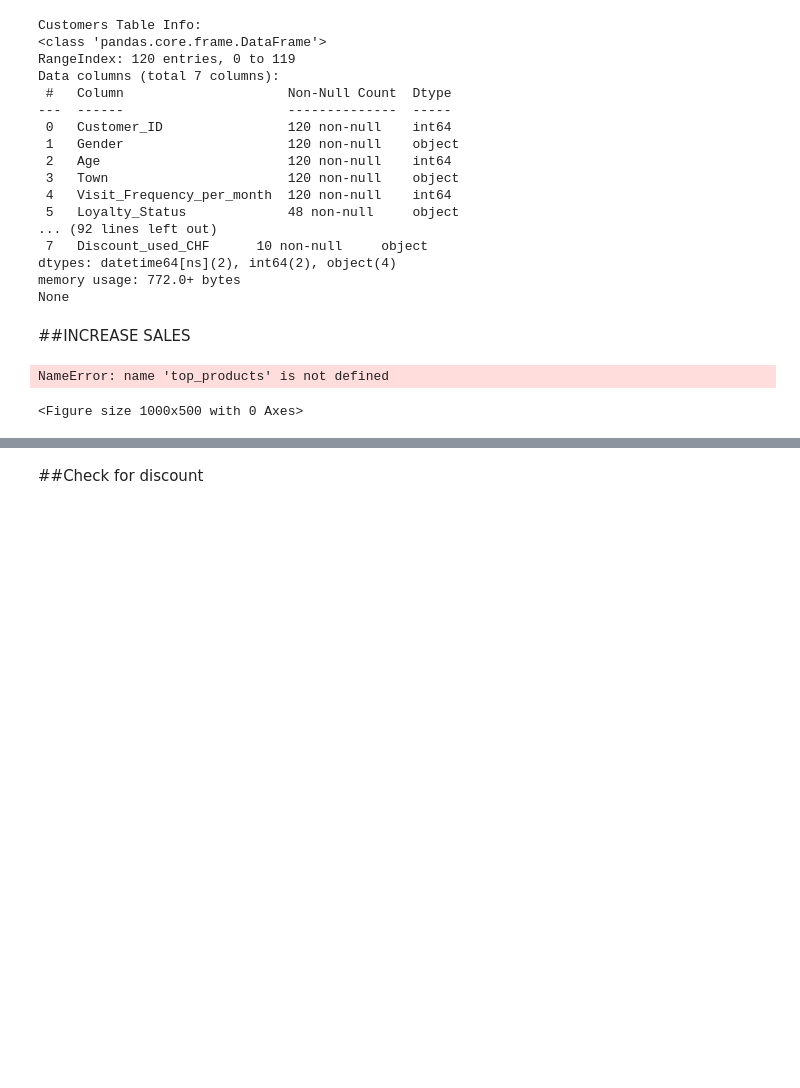
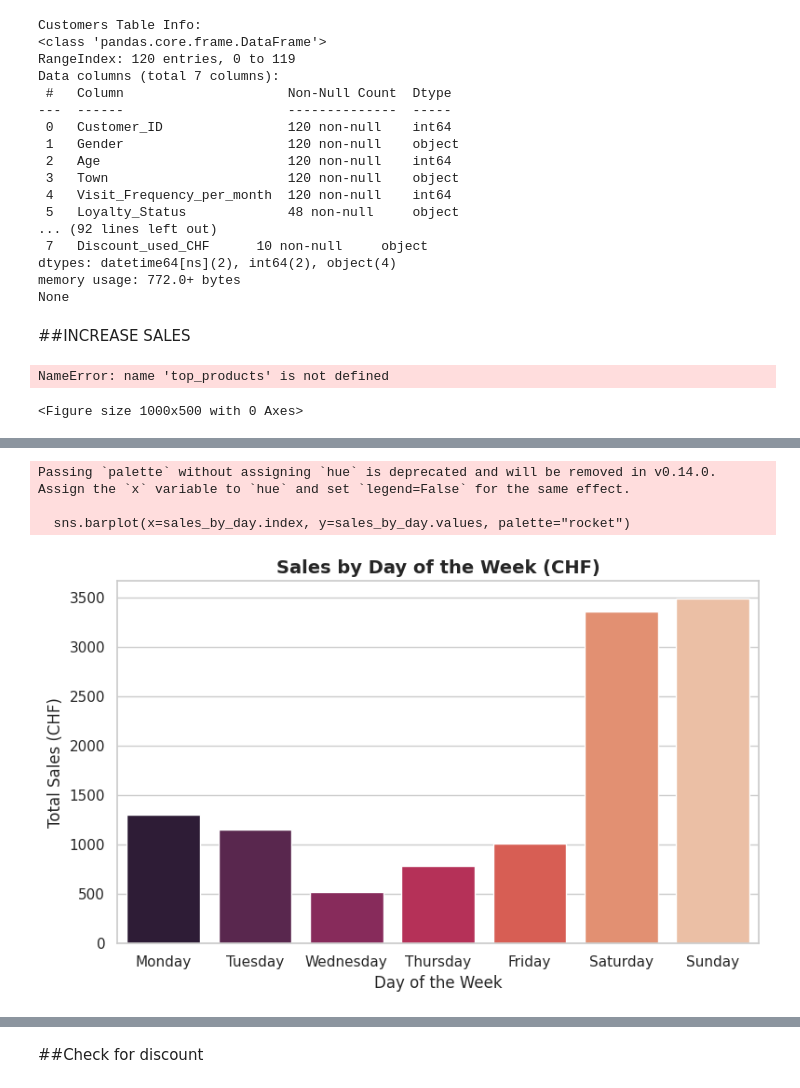
Before and after one commit to Mainabryan/SWISS-CLOTHING-BRAND, a Jupyter notebook: Swiss_clothing_brand.ipynb, the cells around one changed output, grey strips where cells are left out. Cells and saved outputs as stored; diff of their text form; code cells hidden in the pictures; blank space fills up the shorter version.

```diff
--- a/Swiss_clothing_brand.ipynb
+++ b/Swiss_clothing_brand.ipynb
@@ -377,3 +437,33 @@ plt.show()
+# %%
+# Load the Sales table (adjust file path as needed)
+sales_table = pd.read_csv('/content/sales_table-sheet1-sourcetable.csv')
+
+# Convert Date to datetime
+sales_table['Date'] = pd.to_datetime(sales_table['Date'])
+
+# Add day of week column
+sales_table['Day_of_Week'] = sales_table['Date'].dt.day_name()
+
+# Filter out returns (negative quantities) for positive sales only
+sales_positive = sales_table[sales_table['Quantity'] > 0]
+
+# Aggregate sales by day of week (sum Total_Price_CHF)
+sales_by_day = sales_positive.groupby('Day_of_Week')['Total_Price_CHF'].sum().reindex(
+    ['Monday', 'Tuesday', 'Wednesday', 'Thursday', 'Friday', 'Saturday', 'Sunday']
+)
+
+plt.figure(figsize=(8,5))
+sns.barplot(x=sales_by_day.index, y=sales_by_day.values, palette="rocket")
+plt.title("Sales by Day of the Week (CHF)", fontsize=14, weight='bold')
+plt.xlabel("Day of the Week")
+plt.ylabel("Total Sales (CHF)")
+plt.tight_layout()
+plt.show()
+# %% [output]
+Passing `palette` without assigning `hue` is deprecated and will be removed in v0.14.0. Assign the `x` variable to `hue` and set `legend=False` for the same effect.
+
+  sns.barplot(x=sales_by_day.index, y=sales_by_day.values, palette="rocket")
+[figure, added]
 # %%
 html_content = """
 <!DOCTYPE html>
```
Also changed, not shown: parts of 24 cells of this notebook.
